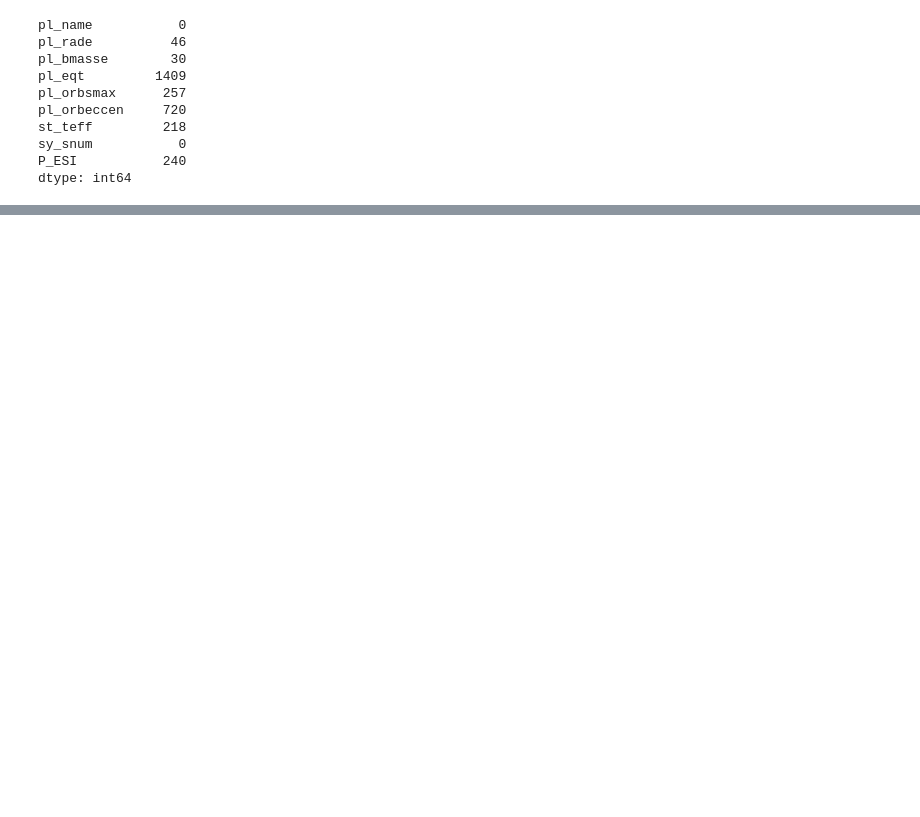
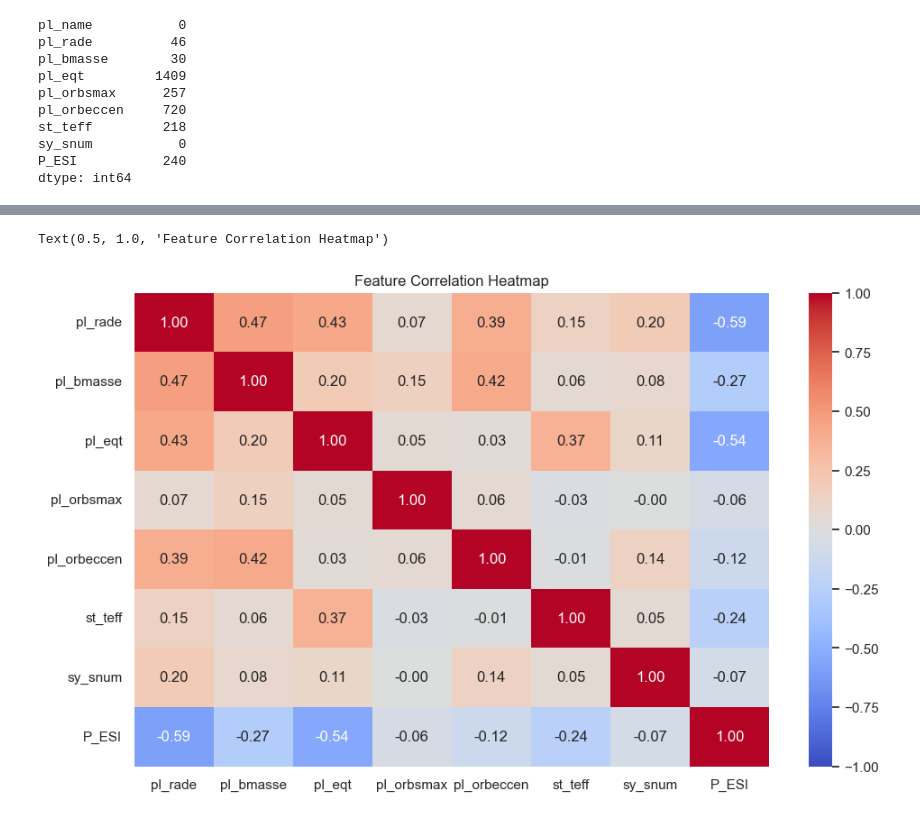
Before and after one commit to Astrowalid/exohabx, a Jupyter notebook: exoplanet.ipynb, the cells around one changed output, grey strips where cells are left out. Saved outputs shown, nothing was run; the diff lists cells and outputs as text; code cells hidden in the pictures; blank space fills up the shorter version.

```diff
--- a/exoplanet.ipynb
+++ b/exoplanet.ipynb
@@ -99,0 +193,9 @@ dtype: int64
+# %%
+# 2. The Correlation Heatmap
+plt.subplot(2, 2, 2)
+corr_matrix = final_df[features + [target]].corr()
+sns.heatmap(corr_matrix, annot=True, cmap='coolwarm', fmt=".2f", vmin=-1, vmax=1)
+plt.title('Feature Correlation Heatmap')
+# %% [output]
+Text(0.5, 1.0, 'Feature Correlation Heatmap')
+[figure, added]
```
Also changed, not shown: parts of 27 cells of this notebook.
